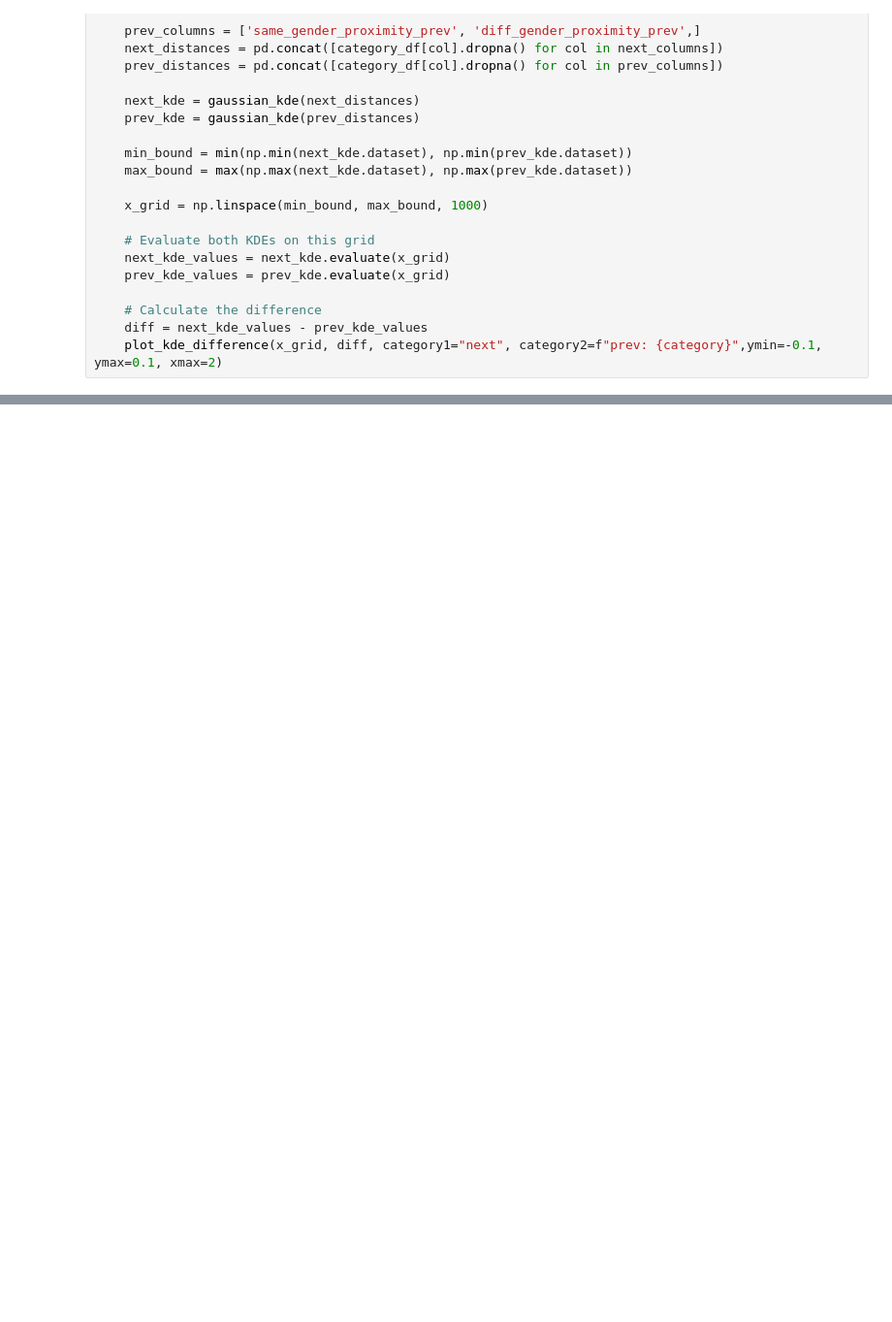
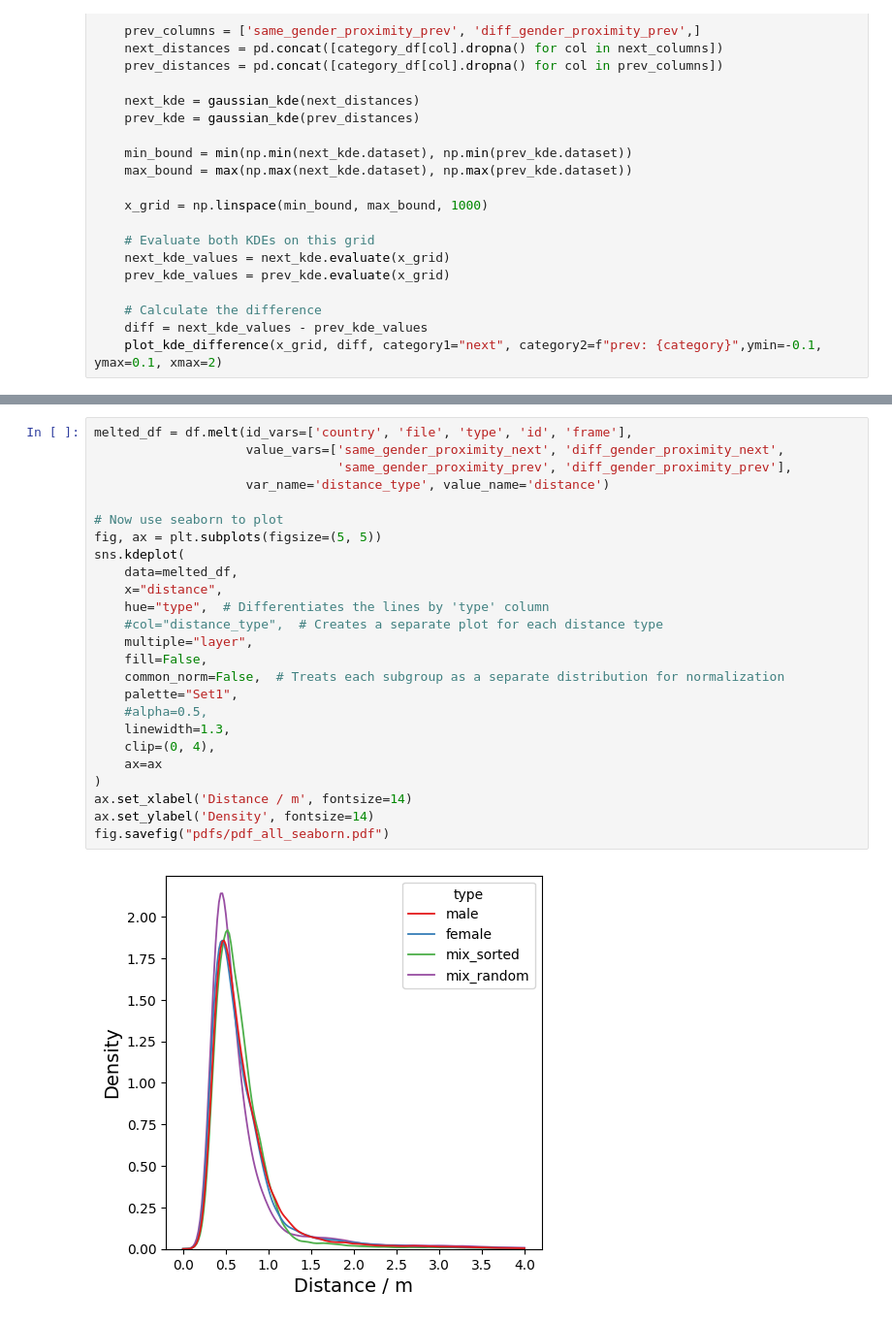
Before and after one commit to PedestrianDynamics/gender-experiments, a Jupyter notebook: notebooks/pdf.ipynb, the cells around one changed output, grey strips where cells are left out. Shown at 97% size. Cells and saved outputs as stored; diff of their text form; blank space fills up the shorter version.

```diff
--- a/notebooks/pdf.ipynb
+++ b/notebooks/pdf.ipynb
@@ -272,0 +336,27 @@ for category in categories:
+# %%
+melted_df = df.melt(id_vars=['country', 'file', 'type', 'id', 'frame'],
+                    value_vars=['same_gender_proximity_next', 'diff_gender_proximity_next',
+                                'same_gender_proximity_prev', 'diff_gender_proximity_prev'],
+                    var_name='distance_type', value_name='distance')
+
+# Now use seaborn to plot
+fig, ax = plt.subplots(figsize=(5, 5))
+sns.kdeplot(
+    data=melted_df,
+    x="distance",
+    hue="type",  # Differentiates the lines by 'type' column
+    #col="distance_type",  # Creates a separate plot for each distance type
+    multiple="layer",
+    fill=False,
+    common_norm=False,  # Treats each subgroup as a separate distribution for normalization
+    palette="Set1",
+    #alpha=0.5,
+    linewidth=1.3,
+    clip=(0, 4),
+    ax=ax
+)
+ax.set_xlabel('Distance / m', fontsize=14)
+ax.set_ylabel('Density', fontsize=14)
+fig.savefig("pdfs/pdf_all_seaborn.pdf")
+# %% [output]
+[figure, added]
```
Also changed, not shown: parts of 14 cells of this notebook, 2 other files.
